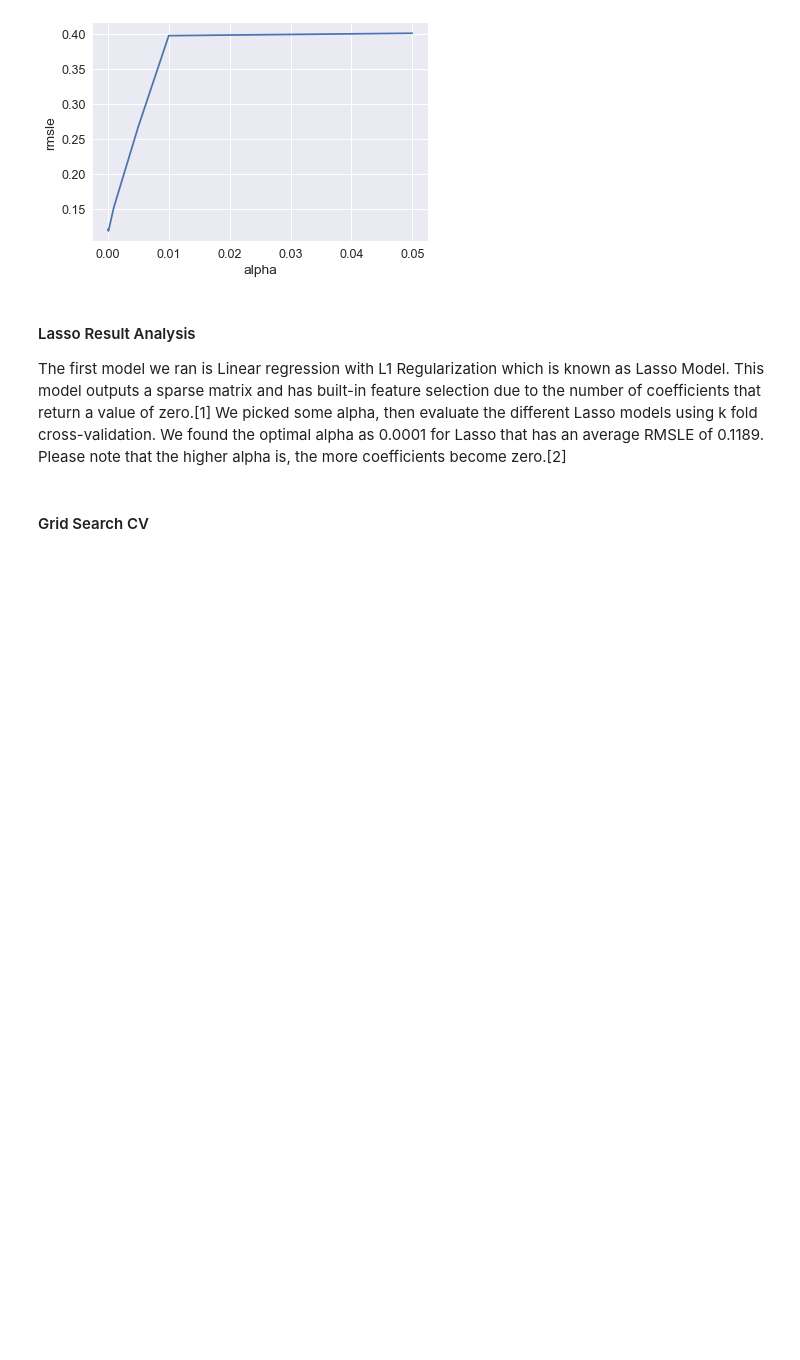
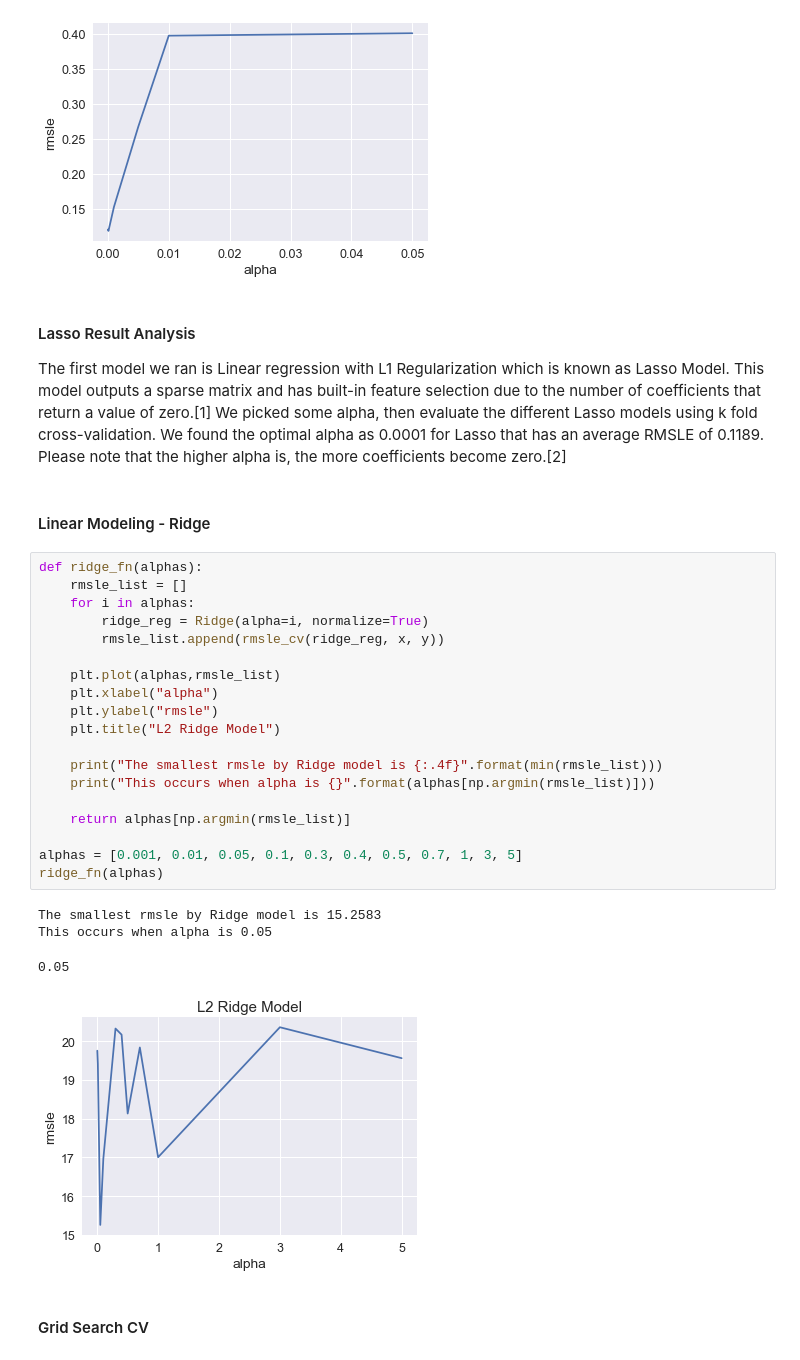
Before and after one commit to ansjory/w207_project, a Jupyter notebook: Kaggle_House_Prices/Mlaire_final.ipynb, the cells around one changed output. Cells and saved outputs as stored; diff of their text form; blank space fills up the shorter version.

```diff
--- a/Kaggle_House_Prices/Mlaire_final.ipynb
+++ b/Kaggle_House_Prices/Mlaire_final.ipynb
@@ -810,6 +809,32 @@ This occurs when alpha is 0.0001
 #### Lasso Result Analysis
 
 The first model we ran is Linear regression with L1 Regularization which is known as Lasso Model. This model outputs a sparse matrix and has built-in feature selection due to the number of coefficients that return a value of zero.[1] We picked some alpha, then evaluate the different Lasso models using k fold cross-validation. We found the optimal alpha as 0.0001 for Lasso that has an average RMSLE of 0.1189. Please note that the higher alpha is, the more coefficients become zero.[2]
+# %% [markdown]
+#### Linear Modeling - Ridge
+# %%
+def ridge_fn(alphas):
+    rmsle_list = []
+    for i in alphas:
+        ridge_reg = Ridge(alpha=i, normalize=True)
+        rmsle_list.append(rmsle_cv(ridge_reg, x, y))
+
+    plt.plot(alphas,rmsle_list)
+    plt.xlabel("alpha")
+    plt.ylabel("rmsle")
+    plt.title("L2 Ridge Model")
+
+    print("The smallest rmsle by Ridge model is {:.4f}".format(min(rmsle_list)))
+    print("This occurs when alpha is {}".format(alphas[np.argmin(rmsle_list)]))
+
+    return alphas[np.argmin(rmsle_list)]
+
+alphas = [0.001, 0.01, 0.05, 0.1, 0.3, 0.4, 0.5, 0.7, 1, 3, 5]
+ridge_fn(alphas)
+# %% [output]
+The smallest rmsle by Ridge model is 15.2583
+This occurs when alpha is 0.05
+0.05
+[figure, added]
 # %% [markdown]
 #### Grid Search CV
 # %%
```
Also changed, not shown: parts of 8 cells of this notebook.
